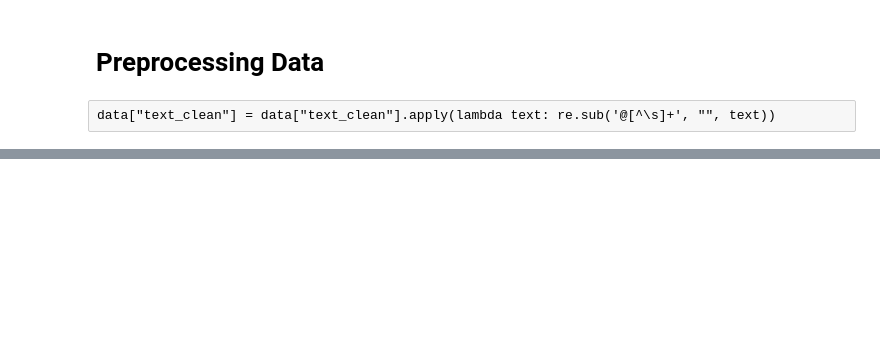
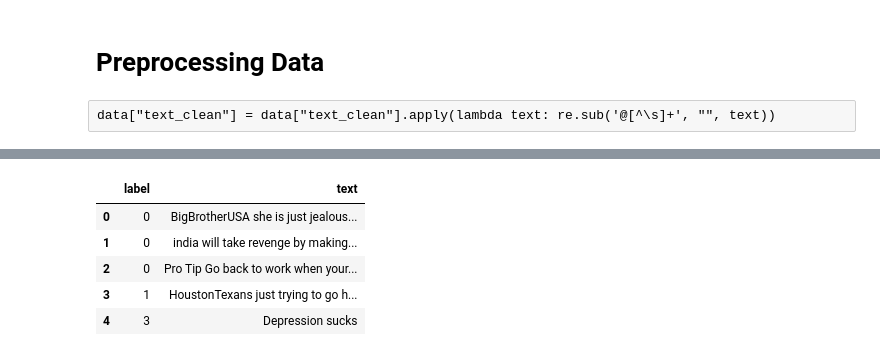
Before and after one commit to richmond003/LangChain-and-LangGraph, a Jupyter notebook: xlnet.ipynb, the cells around one changed output, grey strips where cells are left out. Saved outputs shown, nothing was run; the diff lists cells and outputs as text; code cells hidden in the pictures; blank space fills up the shorter version.

```diff
--- a/xlnet.ipynb
+++ b/xlnet.ipynb
@@ -53,0 +104,9 @@ pprint(len(val_split))
+# %%
+test_df.head()
+# %% [output]
+|  | label | text |
+| 0 | 0 | BigBrotherUSA she is just jealous... |
+| 1 | 0 | india will take revenge by making... |
+| 2 | 0 | Pro Tip Go back to work when your... |
+| 3 | 1 | HoustonTexans just trying to go h... |
+| 4 | 3 | Depression sucks |
```
Also changed, not shown: parts of 19 cells of this notebook, 1 other file.
